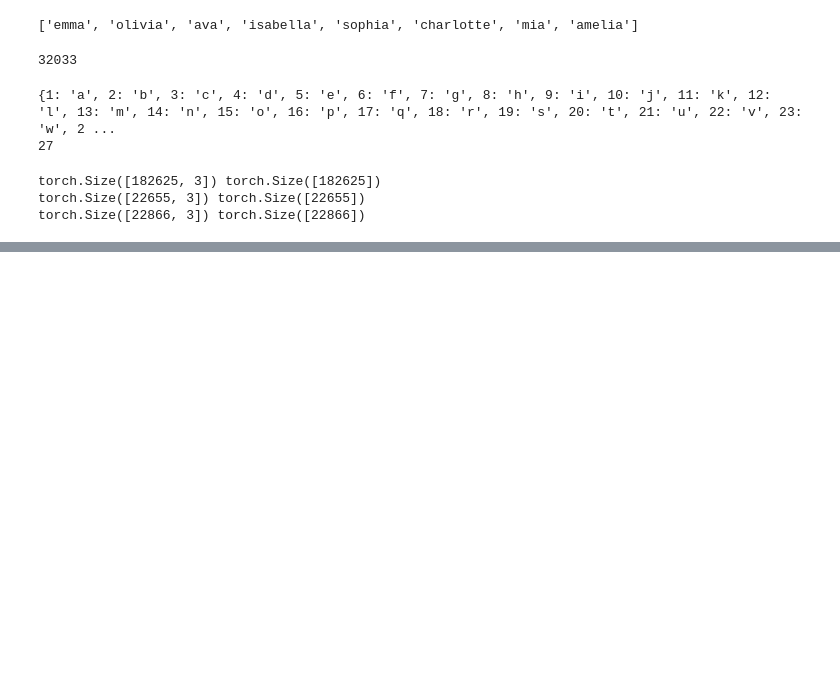
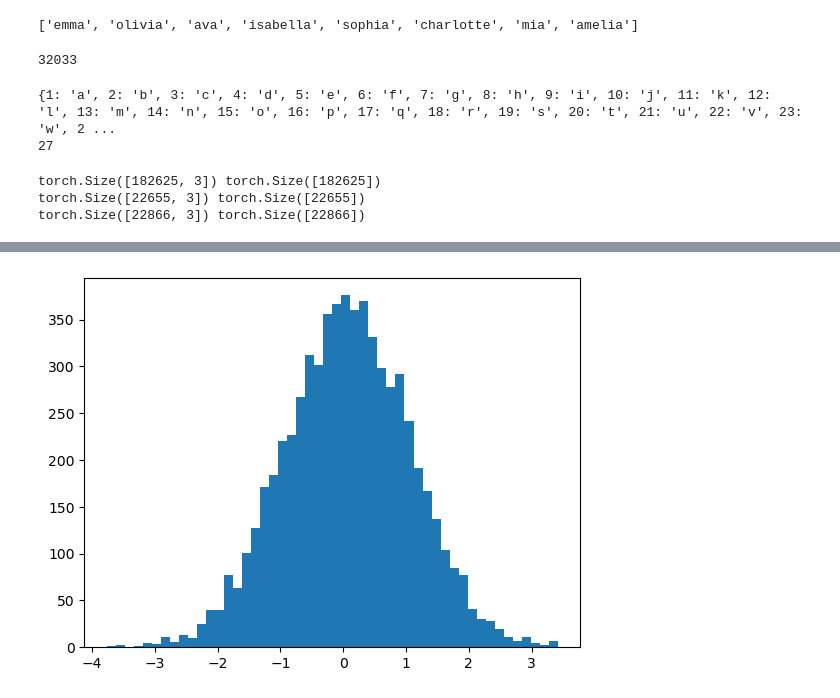
Before and after one commit to ColterDowning/makemore_from_scratch, a Jupyter notebook: build_makemore_mlp2.ipynb, the cells around one changed output, grey strips where cells are left out. Drawn from its saved outputs; the diff is of its cells as text; code cells hidden in the pictures; blank space fills up the shorter version.

```diff
--- a/build_makemore_mlp2.ipynb
+++ b/build_makemore_mlp2.ipynb
@@ -154,3 +189,9 @@ for i in range(max_steps):
+# %%
+# This is the hidden layer before its fed into the activation function tanh.
+
+plt.hist(hpreact.view(-1).tolist(), 50);
+# %% [output]
+[figure, added]
 # %%
 plt.plot(lossi)
 # %% [output]
```
Also changed, not shown: parts of 9 cells of this notebook.
